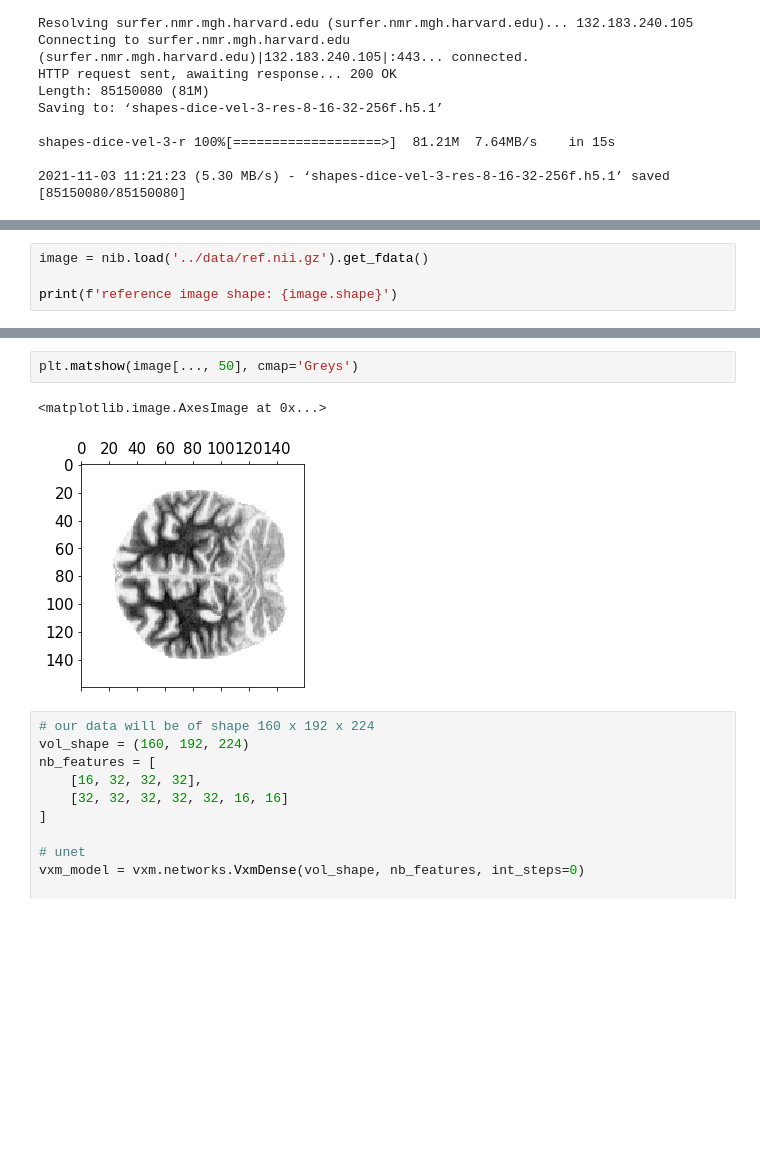
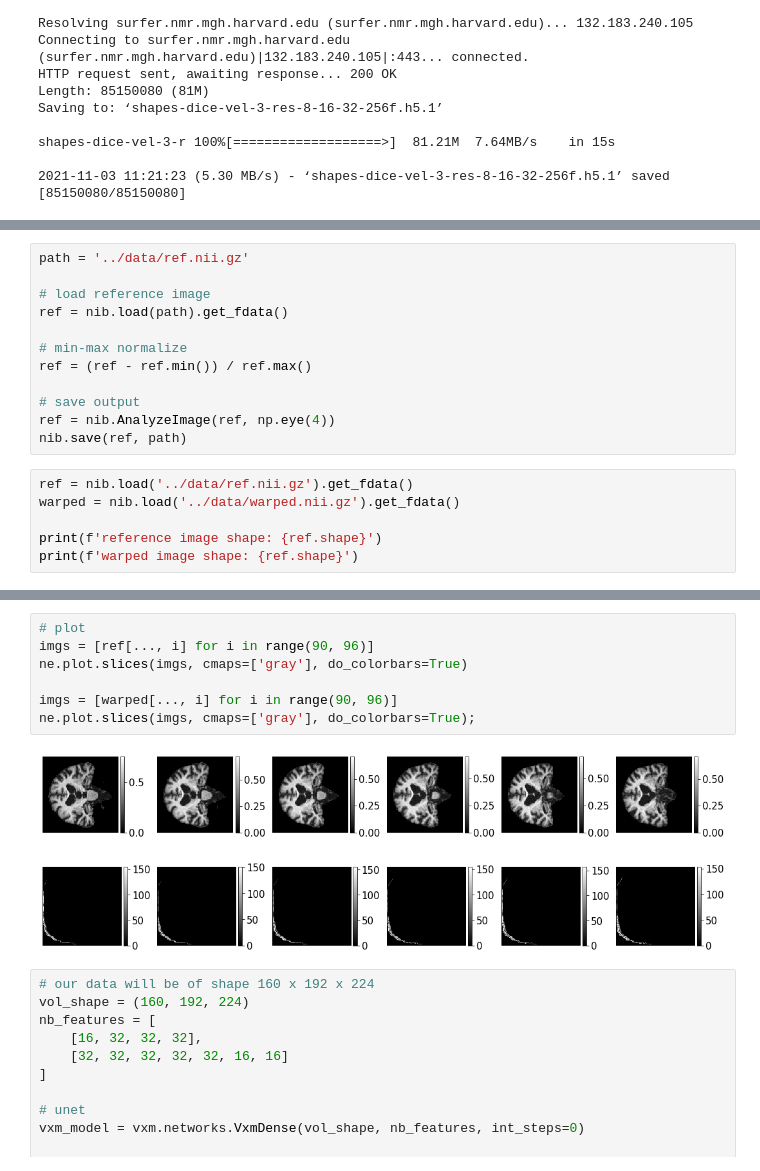
Before and after one commit to Sager611/stabilize2p, a Jupyter notebook: notebooks/voxelmorph.ipynb, the cells around one changed output, grey strips where cells are left out. Drawn from its saved outputs; the diff is of its cells as text; blank space fills up the shorter version.

```diff
--- a/notebooks/voxelmorph.ipynb
+++ b/notebooks/voxelmorph.ipynb
@@ -127,6 +114,20 @@ Resolving deltas: 100% (1912/1912), done.
+# %%
+path = '../data/ref.nii.gz'
+
+# load reference image
+ref = nib.load(path).get_fdata()
+
+# min-max normalize
+ref = (ref - ref.min()) / ref.max()
+
+# save output
+ref = nib.AnalyzeImage(ref, np.eye(4))
+nib.save(ref, path)
 # %%
-image = nib.load('../data/ref.nii.gz').get_fdata()
+ref = nib.load('../data/ref.nii.gz').get_fdata()
+warped = nib.load('../data/warped.nii.gz').get_fdata()
 
-print(f'reference image shape: {image.shape}')
+print(f'reference image shape: {ref.shape}')
+print(f'warped image shape: {ref.shape}')
 # %% [output]
 reference image shape: (160, 160, 192)
@@ -133,8 +143,13 @@ reference image shape: (160, 160, 192)
 # %%
-plt.matshow(image[..., 50], cmap='Greys')
+# plot
+imgs = [ref[..., i] for i in range(90, 96)]
+ne.plot.slices(imgs, cmaps=['gray'], do_colorbars=True)
+
+imgs = [warped[..., i] for i in range(90, 96)]
+ne.plot.slices(imgs, cmaps=['gray'], do_colorbars=True);
 # %% [output]
-<matplotlib.image.AxesImage at 0x...>
-[figure, old version]
+[figure, new version]
+[figure, added]
 # %%
 # our data will be of shape 160 x 192 x 224
 vol_shape = (160, 192, 224)
```
Also changed, not shown: parts of 6 cells of this notebook, 6 other files.
